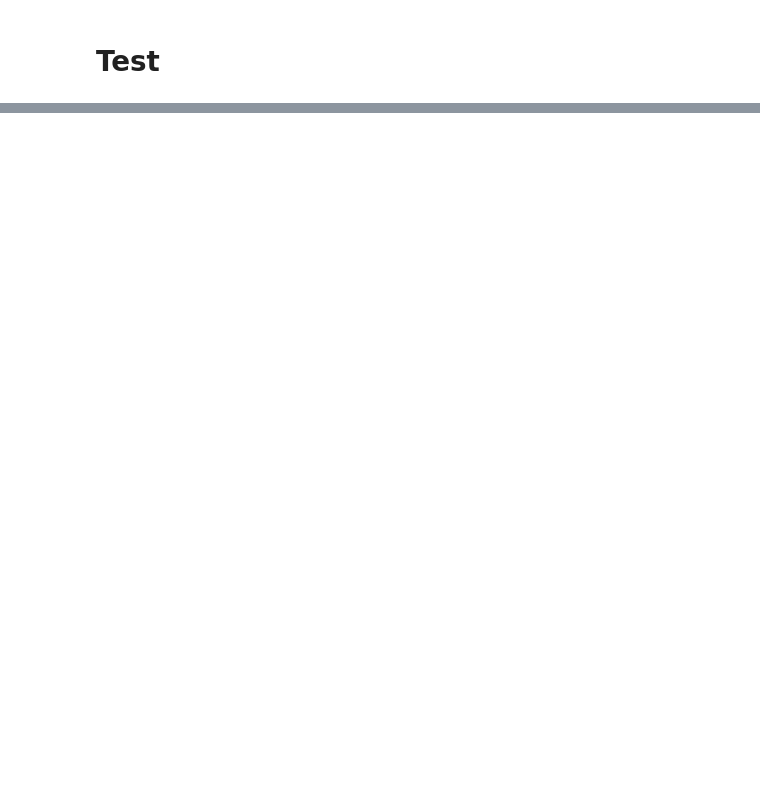
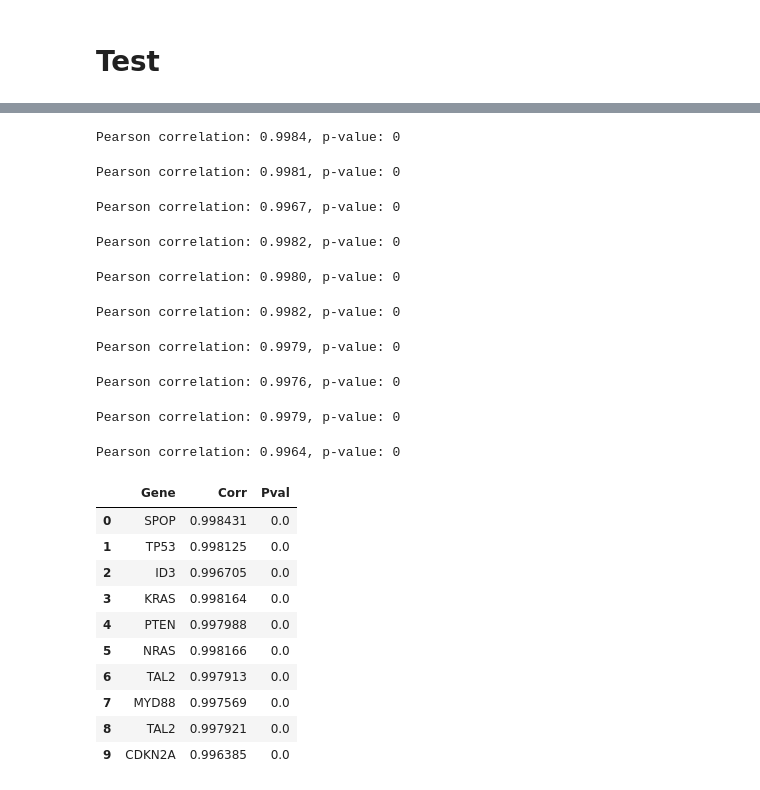
Before and after one commit to bbglab/oncodrive3d_paper, a Jupyter notebook: review_01/alt_pcmap_analysis/spherical_gaussian.ipynb, the cells around one changed output, grey strips where cells are left out. Saved outputs shown, nothing was run; the diff lists cells and outputs as text; code cells hidden in the pictures; blank space fills up the shorter version.

```diff
--- a/review_01/alt_pcmap_analysis/spherical_gaussian.ipynb
+++ b/review_01/alt_pcmap_analysis/spherical_gaussian.ipynb
@@ -261,5 +317,5 @@ def compare_pcmaps(gene, seq_df, dataset_dir):
 # %%
-dataset_dir = "/data/bbg/nobackup/scratch/oncodrive3d/datasets_mane_240506"
+dataset_dir = f"{WORKSPACE}/nobackup/scratch/oncodrive3d/datasets_mane_240506"
 pdb_dir = f"{dataset_dir}/pdb_structures"
 cmaps_dir = f"{dataset_dir}/prob_cmaps"
 pae_dir = f"{dataset_dir}/pae"
@@ -275,0 +354,33 @@ pcmap3, pcmap_alt3, corr3, pval3 = compare_pcmaps("PIK3CA", seq_df, dataset_dir)
+# %%
+lst = []
+for gene in tqdm(genes):
+    pcmap, pcmap_alt, corr, pval = compare_pcmaps(gene, seq_df, dataset_dir)
+    np.save(f'data/{gene}_pcmap.npy', pcmap)
+    np.save(f'data/{gene}_alt_pcmap.npy', pcmap_alt)
+    lst.append({"Gene": gene, "Corr": corr, "Pval": pval})
+
+df = pd.DataFrame(lst)
+df.to_csv("data/corr.csv", index=False)
+df
+# %% [output]
+Pearson correlation: 0.9984, p-value: 0
+Pearson correlation: 0.9981, p-value: 0
+Pearson correlation: 0.9967, p-value: 0
+Pearson correlation: 0.9982, p-value: 0
+Pearson correlation: 0.9980, p-value: 0
+Pearson correlation: 0.9982, p-value: 0
+Pearson correlation: 0.9979, p-value: 0
+Pearson correlation: 0.9976, p-value: 0
+Pearson correlation: 0.9979, p-value: 0
+Pearson correlation: 0.9964, p-value: 0
+|  | Gene | Corr | Pval |
+| 0 | SPOP | 0.998431 | 0.0 |
+| 1 | TP53 | 0.998125 | 0.0 |
+| 2 | ID3 | 0.996705 | 0.0 |
+| 3 | KRAS | 0.998164 | 0.0 |
+| 4 | PTEN | 0.997988 | 0.0 |
+| 5 | NRAS | 0.998166 | 0.0 |
+| 6 | TAL2 | 0.997913 | 0.0 |
+| 7 | MYD88 | 0.997569 | 0.0 |
+| 8 | TAL2 | 0.997921 | 0.0 |
+| 9 | CDKN2A | 0.996385 | 0.0 |
```
Also changed, not shown: parts of 13 cells of this notebook.
